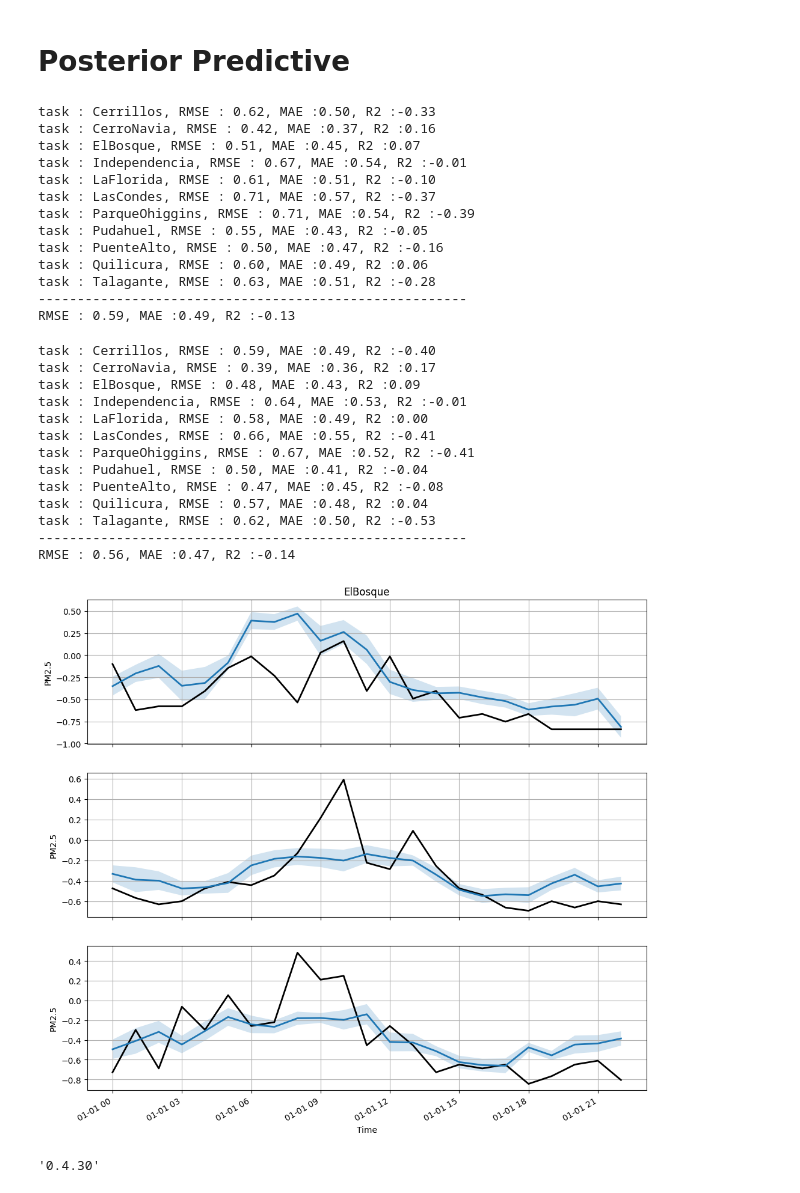
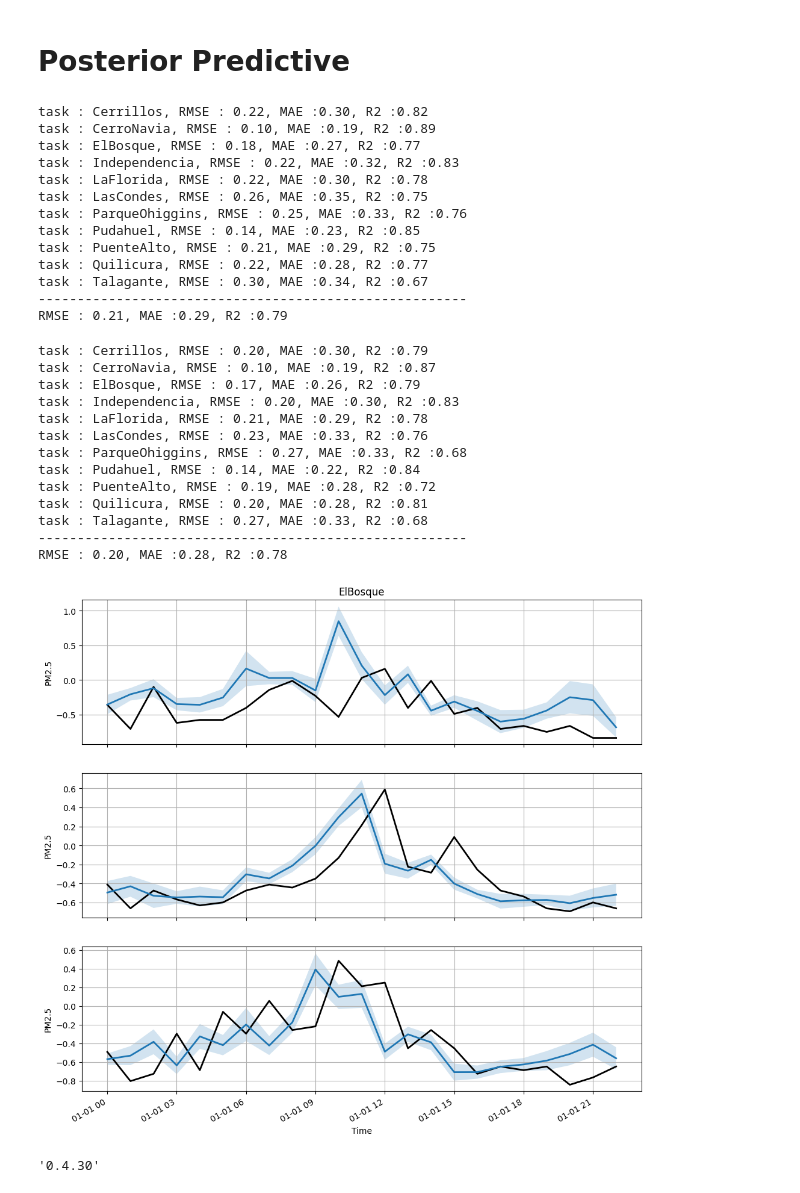
Before and after one commit to shernandez-ucm/trax, a Jupyter notebook: santiago_multi_site.ipynb, the cells around one changed output. Drawn from its saved outputs; the diff is of its cells as text; code cells hidden in the pictures.

```diff
--- a/santiago_multi_site.ipynb
+++ b/santiago_multi_site.ipynb
@@ -25,6 +25,7 @@ def pre_process(df):
         if key in df.columns:
             df[key] =df[key].astype(str).str.replace(',', '.').astype(float)
             #df[key].fillna(df[key].mean(), inplace=True)
+    df.resample('1h').sum()
     return df
 # %%
 df_preprocessed = [pre_process(df) for df in df_list]
@@ -74,7 +75,7 @@ X_train_datasets=list()
 y_train_datasets=list()
 X_test_datasets=list()
 y_test_datasets=list()
-future=24
+future=1
 past=24
 dataset_names=list()
 for item_id, gdf in df_group.groupby('Estacion'):
@@ -339,19 +340,19 @@ for i in range(n_groups):
 print('-------------------------------------------------------')
 print('RMSE : {0:1.2f}, MAE :{1:1.2f}, R2 :{2:1.2f}'.format(np.mean(rmse_metric),np.mean(mae_metric),np.mean(r_metric)))
 # %% [output]
-task : Cerrillos, RMSE : 0.62, MAE :0.50, R2 :-0.33
-task : CerroNavia, RMSE : 0.42, MAE :0.37, R2 :0.16
-task : ElBosque, RMSE : 0.51, MAE :0.45, R2 :0.07
-task : Independencia, RMSE : 0.67, MAE :0.54, R2 :-0.01
-task : LaFlorida, RMSE : 0.61, MAE :0.51, R2 :-0.10
-task : LasCondes, RMSE : 0.71, MAE :0.57, R2 :-0.37
-task : ParqueOhiggins, RMSE : 0.71, MAE :0.54, R2 :-0.39
-task : Pudahuel, RMSE : 0.55, MAE :0.43, R2 :-0.05
-task : PuenteAlto, RMSE : 0.50, MAE :0.47, R2 :-0.16
-task : Quilicura, RMSE : 0.60, MAE :0.49, R2 :0.06
-task : Talagante, RMSE : 0.63, MAE :0.51, R2 :-0.28
+task : Cerrillos, RMSE : 0.22, MAE :0.30, R2 :0.82
+task : CerroNavia, RMSE : 0.10, MAE :0.19, R2 :0.89
+task : ElBosque, RMSE : 0.18, MAE :0.27, R2 :0.77
+task : Independencia, RMSE : 0.22, MAE :0.32, R2 :0.83
+task : LaFlorida, RMSE : 0.22, MAE :0.30, R2 :0.78
+task : LasCondes, RMSE : 0.26, MAE :0.35, R2 :0.75
+task : ParqueOhiggins, RMSE : 0.25, MAE :0.33, R2 :0.76
+task : Pudahuel, RMSE : 0.14, MAE :0.23, R2 :0.85
+task : PuenteAlto, RMSE : 0.21, MAE :0.29, R2 :0.75
+task : Quilicura, RMSE : 0.22, MAE :0.28, R2 :0.77
+task : Talagante, RMSE : 0.30, MAE :0.34, R2 :0.67
 -------------------------------------------------------
-RMSE : 0.59, MAE :0.49, R2 :-0.13
+RMSE : 0.21, MAE :0.29, R2 :0.79
 # %%
 ensemble_pred=list()
 X_test=X_test_datasets
@@ -378,51 +379,51 @@ for i in range(n_groups):
 print('-------------------------------------------------------')
 print('RMSE : {0:1.2f}, MAE :{1:1.2f}, R2 :{2:1.2f}'.format(np.mean(rmse_metric),np.mean(mae_metric),np.mean(r_metric)))
 # %% [output]
-task : Cerrillos, RMSE : 0.59, MAE :0.49, R2 :-0.40
-task : CerroNavia, RMSE : 0.39, MAE :0.36, R2 :0.17
-task : ElBosque, RMSE : 0.48, MAE :0.43, R2 :0.09
-task : Independencia, RMSE : 0.64, MAE :0.53, R2 :-0.01
-task : LaFlorida, RMSE : 0.58, MAE :0.49, R2 :0.00
-task : LasCondes, RMSE : 0.66, MAE :0.55, R2 :-0.41
-task : ParqueOhiggins, RMSE : 0.67, MAE :0.52, R2 :-0.41
-task : Pudahuel, RMSE : 0.50, MAE :0.41, R2 :-0.04
-task : PuenteAlto, RMSE : 0.47, MAE :0.45, R2 :-0.08
-task : Quilicura, RMSE : 0.57, MAE :0.48, R2 :0.04
-task : Talagante, RMSE : 0.62, MAE :0.50, R2 :-0.53
+task : Cerrillos, RMSE : 0.20, MAE :0.30, R2 :0.79
+task : CerroNavia, RMSE : 0.10, MAE :0.19, R2 :0.87
+task : ElBosque, RMSE : 0.17, MAE :0.26, R2 :0.79
+task : Independencia, RMSE : 0.20, MAE :0.30, R2 :0.83
+task : LaFlorida, RMSE : 0.21, MAE :0.29, R2 :0.78
+task : LasCondes, RMSE : 0.23, MAE :0.33, R2 :0.76
+task : ParqueOhiggins, RMSE : 0.27, MAE :0.33, R2 :0.68
+task : Pudahuel, RMSE : 0.14, MAE :0.22, R2 :0.84
+task : PuenteAlto, RMSE : 0.19, MAE :0.28, R2 :0.72
+task : Quilicura, RMSE : 0.20, MAE :0.28, R2 :0.81
+task : Talagante, RMSE : 0.27, MAE :0.33, R2 :0.68
 -------------------------------------------------------
-RMSE : 0.56, MAE :0.47, R2 :-0.14
+RMSE : 0.20, MAE :0.28, R2 :0.78
 # %%
 fig, (ax1, ax2, ax3) = plt.subplots(3, 1, sharex=True, figsize=(12, 12))
 
-future_pred=2
+future_pred=0
 names=np.ravel(gdf.index[0:23].to_frame().values)
 ax1.plot(names,y_test_datasets[0,:23,future_pred], linewidth=2,color="black")
 ax1.plot(names,mean_pred[0,2:25,future_pred], linewidth=2)
 ax1.fill_between(names,np.ravel(mean_pred[0,2:25,future_pred]-std_pred[0,2:25,future_pred]),np.ravel(mean_pred[0,2:25,future_pred]+std_pred[0,2:25,future_pred]),alpha=0.2)
 ax1.set_xlabel('Time')
 ax1.set_ylabel('PM2.5')
 #ax1.legend(dataset_names[0], loc="upper left", fontsize="xx-large")
 ax1.grid(True)
 
 ax2.plot(names,y_test_datasets[1,:23,future_pred], linewidth=2,color="black")
 ax2.plot(names,mean_pred[1,2:25,future_pred], linewidth=2)
 ax2.fill_between(names,np.ravel(mean_pred[1,2:25,future_pred]-std_pred[1,2:25,future_pred]),np.ravel(mean_pred[1,2:25,future_pred]+std_pred[1,2:25,future_pred]),alpha=0.2)
 ax2.set_xlabel('Time')
 ax2.set_ylabel('PM2.5')
 ax1.set_title(dataset_names[1])
 ax2.grid(True)
 
 ax3.plot(names,y_test_datasets[2,:23,future_pred], linewidth=2,color="black")
 ax3.plot(names,mean_pred[2,2:25,future_pred], linewidth=2)
 ax3.fill_between(names,np.ravel(mean_pred[2,2:25,future_pred]-std_pred[2,2:25,future_pred]),np.ravel(mean_pred[2,2:25,future_pred]+std_pred[2,2:25,future_pred]),alpha=0.2)
 ax3.set_xlabel('Time')
 ax3.set_ylabel('PM2.5')
 ax1.set_title(dataset_names[2])
 ax3.grid(True)
 
 fig.autofmt_xdate()
 # %% [output]
-[figure, old version]
+[figure, new version]
 # %%
 import jaxlib
 
```
Also changed, not shown: parts of 10 cells of this notebook.
